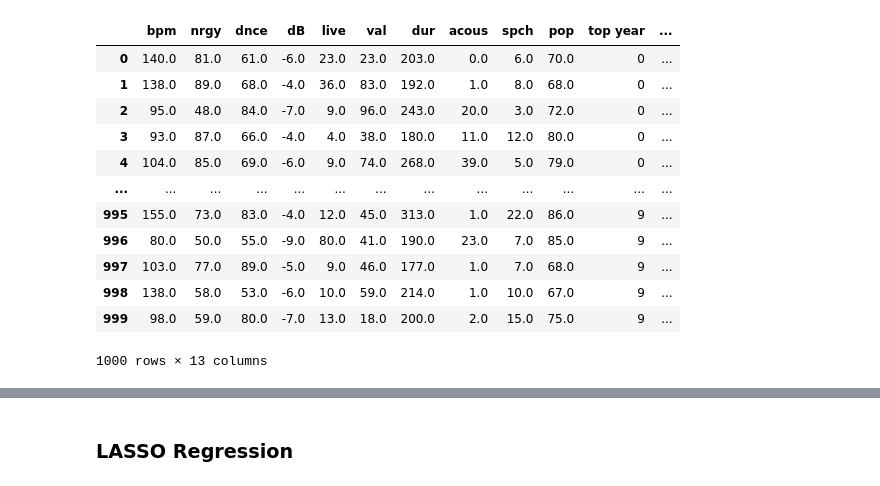
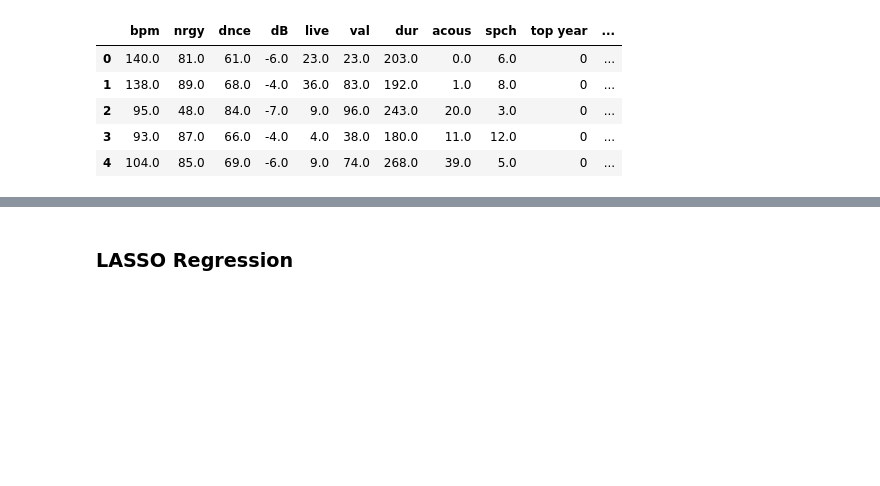
Before and after one commit to ojyoon23/STA141C, a Jupyter notebook: Feature Selection_V2.ipynb, the cells around one changed output, grey strips where cells are left out. Drawn from its saved outputs; the diff is of its cells as text; code cells hidden in the pictures; blank space fills up the shorter version.

```diff
--- a/Feature Selection_V2.ipynb
+++ b/Feature Selection_V2.ipynb
@@ -80,22 +70,15 @@ df
 # %%
 # feature variables
-# dropping columns that are not relevant to our analysis: title, artist, top genre, year released, added
-X = df.copy().drop(columns=['title', 'artist', 'top genre', 'year released', 'added', 'pop_transformed2'])
-X
+# dropping columns that are not relevant to our analysis: title, artist, top genre, year released, added, pop
+X = df.copy().drop(columns=['title', 'artist', 'top genre', 'year released', 'added', 'pop', 'pop_transformed2'])
+X.head()
 # %% [output]
-|  | bpm | nrgy | dnce | dB | live | val | dur | acous | spch | pop | top year | ... |
-| 0 | 140.0 | 81.0 | 61.0 | -6.0 | 23.0 | 23.0 | 203.0 | 0.0 | 6.0 | 70.0 | 0 | ... |
-| 1 | 138.0 | 89.0 | 68.0 | -4.0 | 36.0 | 83.0 | 192.0 | 1.0 | 8.0 | 68.0 | 0 | ... |
-| 2 | 95.0 | 48.0 | 84.0 | -7.0 | 9.0 | 96.0 | 243.0 | 20.0 | 3.0 | 72.0 | 0 | ... |
-| 3 | 93.0 | 87.0 | 66.0 | -4.0 | 4.0 | 38.0 | 180.0 | 11.0 | 12.0 | 80.0 | 0 | ... |
-| 4 | 104.0 | 85.0 | 69.0 | -6.0 | 9.0 | 74.0 | 268.0 | 39.0 | 5.0 | 79.0 | 0 | ... |
-| ... | ... | ... | ... | ... | ... | ... | ... | ... | ... | ... | ... | ... |
-| 995 | 155.0 | 73.0 | 83.0 | -4.0 | 12.0 | 45.0 | 313.0 | 1.0 | 22.0 | 86.0 | 9 | ... |
-| 996 | 80.0 | 50.0 | 55.0 | -9.0 | 80.0 | 41.0 | 190.0 | 23.0 | 7.0 | 85.0 | 9 | ... |
-| 997 | 103.0 | 77.0 | 89.0 | -5.0 | 9.0 | 46.0 | 177.0 | 1.0 | 7.0 | 68.0 | 9 | ... |
-| 998 | 138.0 | 58.0 | 53.0 | -6.0 | 10.0 | 59.0 | 214.0 | 1.0 | 10.0 | 67.0 | 9 | ... |
-| 999 | 98.0 | 59.0 | 80.0 | -7.0 | 13.0 | 18.0 | 200.0 | 2.0 | 15.0 | 75.0 | 9 | ... |
+|  | bpm | nrgy | dnce | dB | live | val | dur | acous | spch | top year | ... |
+| 0 | 140.0 | 81.0 | 61.0 | -6.0 | 23.0 | 23.0 | 203.0 | 0.0 | 6.0 | 0 | ... |
+| 1 | 138.0 | 89.0 | 68.0 | -4.0 | 36.0 | 83.0 | 192.0 | 1.0 | 8.0 | 0 | ... |
+| 2 | 95.0 | 48.0 | 84.0 | -7.0 | 9.0 | 96.0 | 243.0 | 20.0 | 3.0 | 0 | ... |
+| 3 | 93.0 | 87.0 | 66.0 | -4.0 | 4.0 | 38.0 | 180.0 | 11.0 | 12.0 | 0 | ... |
+| 4 | 104.0 | 85.0 | 69.0 | -6.0 | 9.0 | 74.0 | 268.0 | 39.0 | 5.0 | 0 | ... |
-1000 rows × 13 columns
 # %%
 # response variable
 y = df['pop_transformed2'].copy()
```
Also changed, not shown: parts of 32 cells of this notebook.
